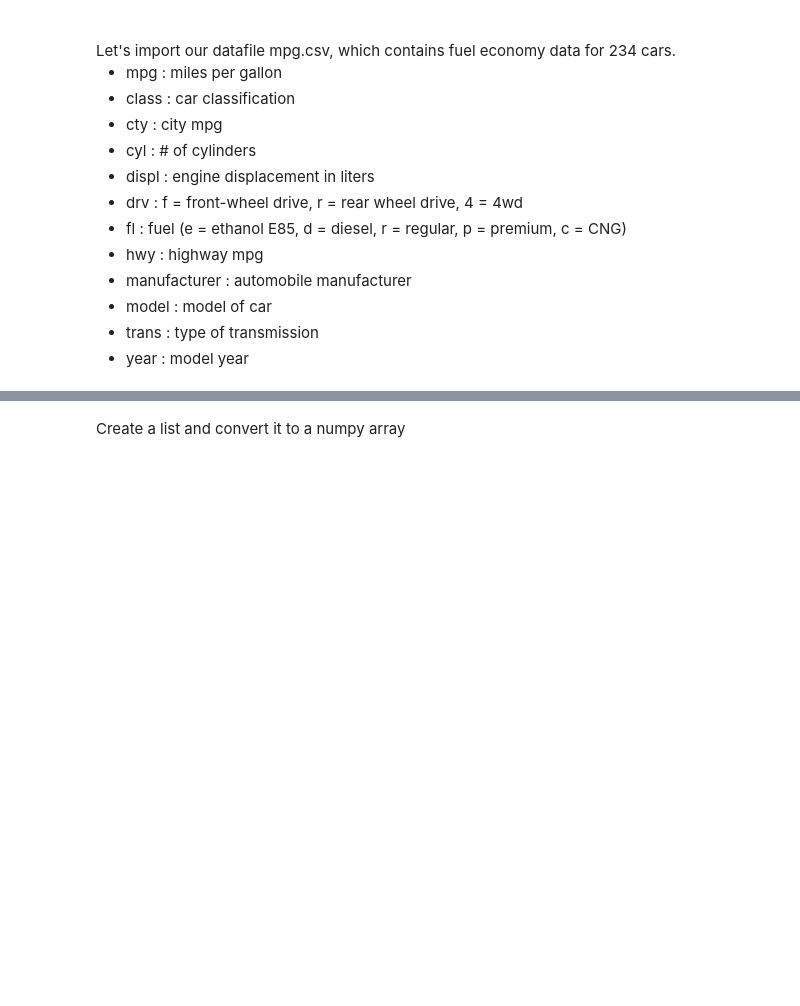
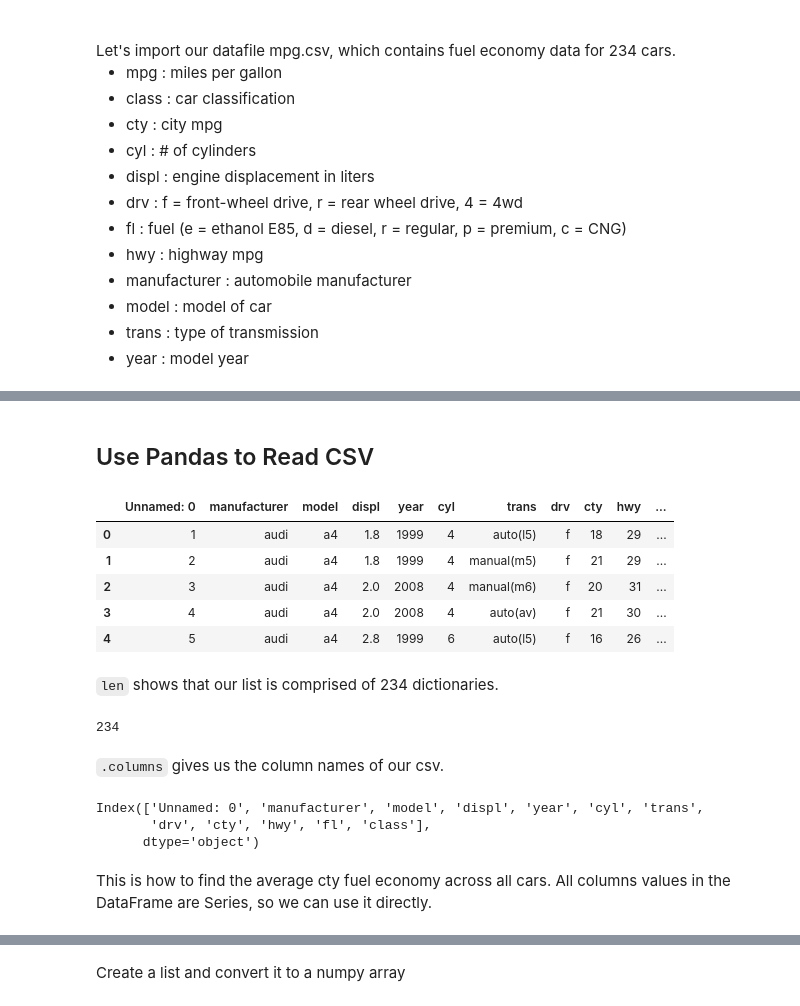
Before and after one commit to yunjcai/Applied-Data-Science-with-Python-Specialization, a Jupyter notebook: 1. Introduction to Data Science in Python/Week 1/Introduction to Data Science in Python Week 1.ipynb, the cells around one changed output, grey strips where cells are left out. Saved outputs shown, nothing was run; the diff lists cells and outputs as text; code cells hidden in the pictures; blank space fills up the shorter version.

```diff
--- a/1. Introduction to Data Science in Python/Week 1/Introduction to Data Science in Python Week 1.ipynb
+++ b/1. Introduction to Data Science in Python/Week 1/Introduction to Data Science in Python Week 1.ipynb
@@ -404,0 +439,30 @@ HwyMpgByClass
+# %% [markdown]
+## Use Pandas to Read CSV
+# %%
+import pandas as pd
+
+mpg = pd.read_csv('mpg.csv')
+mpg.head()
+# %% [output]
+|  | Unnamed: 0 | manufacturer | model | displ | year | cyl | trans | drv | cty | hwy | ... |
+| 0 | 1 | audi | a4 | 1.8 | 1999 | 4 | auto(l5) | f | 18 | 29 | ... |
+| 1 | 2 | audi | a4 | 1.8 | 1999 | 4 | manual(m5) | f | 21 | 29 | ... |
+| 2 | 3 | audi | a4 | 2.0 | 2008 | 4 | manual(m6) | f | 20 | 31 | ... |
+| 3 | 4 | audi | a4 | 2.0 | 2008 | 4 | auto(av) | f | 21 | 30 | ... |
+| 4 | 5 | audi | a4 | 2.8 | 1999 | 6 | auto(l5) | f | 16 | 26 | ... |
+# %% [markdown]
+`len` shows that our list is comprised of 234 dictionaries.
+# %%
+len(mpg)
+# %% [output]
+234
+# %% [markdown]
+`.columns` gives us the column names of our csv.
+# %%
+mpg.columns
+# %% [output]
+Index(['Unnamed: 0', 'manufacturer', 'model', 'displ', 'year', 'cyl', 'trans',
+       'drv', 'cty', 'hwy', 'fl', 'class'],
+      dtype='object')
+# %% [markdown]
+This is how to find the average cty fuel economy across all cars. All columns values in the DataFrame are Series, so we can use it directly.
```
Also changed, not shown: parts of 174 cells of this notebook.
